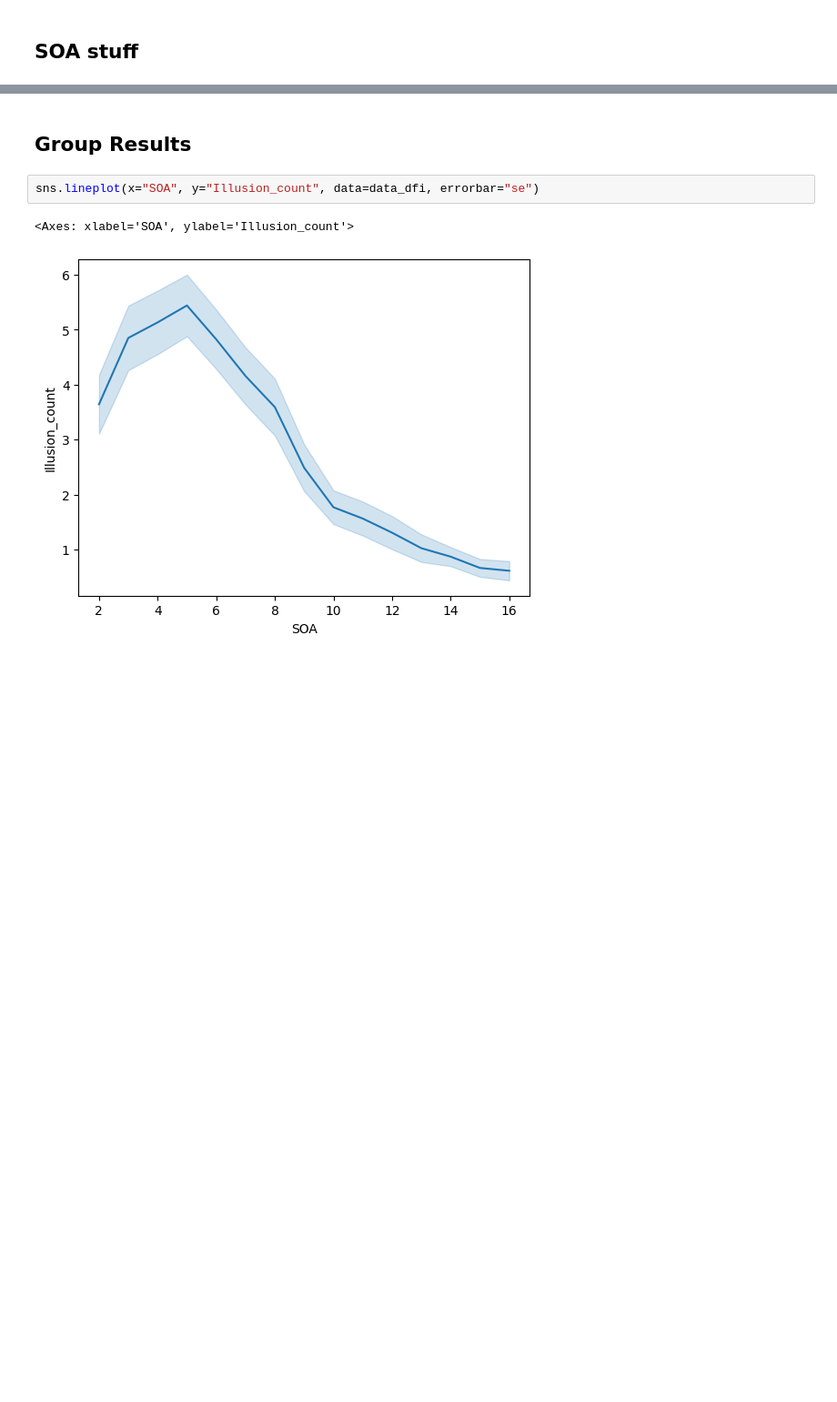
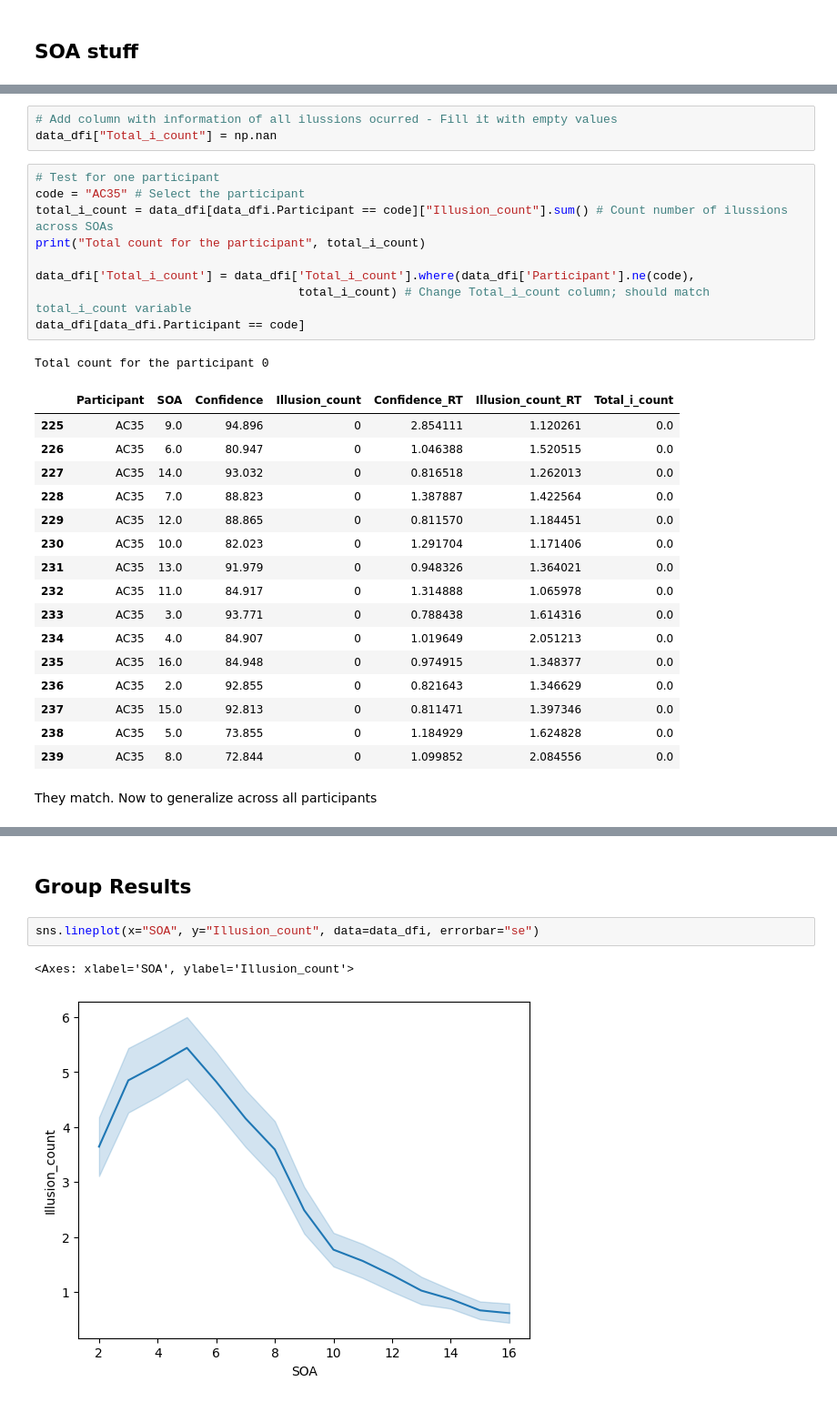
Before and after one commit to camila-maura/GIFTED-DFI, a Jupyter notebook: GIFTED_DFI_Data_Analysis.ipynb, the cells around one changed output, grey strips where cells are left out. Shown at 91% size. Drawn from its saved outputs; the diff is of its cells as text; blank space fills up the shorter version.

```diff
--- a/GIFTED_DFI_Data_Analysis.ipynb
+++ b/GIFTED_DFI_Data_Analysis.ipynb
@@ -234,0 +239,32 @@ data_demographic_autism.head()
+# %%
+# Add column with information of all ilussions ocurred - Fill it with empty values
+data_dfi["Total_i_count"] = np.nan
+# %%
+# Test for one participant
+code = "AC35" # Select the participant
+total_i_count = data_dfi[data_dfi.Participant == code]["Illusion_count"].sum() # Count number of ilussions across SOAs
+print("Total count for the participant", total_i_count)
+
+data_dfi['Total_i_count'] = data_dfi['Total_i_count'].where(data_dfi['Participant'].ne(code),
+                                     total_i_count) # Change Total_i_count column; should match total_i_count variable
+data_dfi[data_dfi.Participant == code]
+# %% [output]
+Total count for the participant 0
+|  | Participant | SOA | Confidence | Illusion_count | Confidence_RT | Illusion_count_RT | Total_i_count |
+| 225 | AC35 | 9.0 | 94.896 | 0 | 2.854111 | 1.120261 | 0.0 |
+| 226 | AC35 | 6.0 | 80.947 | 0 | 1.046388 | 1.520515 | 0.0 |
+| 227 | AC35 | 14.0 | 93.032 | 0 | 0.816518 | 1.262013 | 0.0 |
+| 228 | AC35 | 7.0 | 88.823 | 0 | 1.387887 | 1.422564 | 0.0 |
+| 229 | AC35 | 12.0 | 88.865 | 0 | 0.811570 | 1.184451 | 0.0 |
+| 230 | AC35 | 10.0 | 82.023 | 0 | 1.291704 | 1.171406 | 0.0 |
+| 231 | AC35 | 13.0 | 91.979 | 0 | 0.948326 | 1.364021 | 0.0 |
+| 232 | AC35 | 11.0 | 84.917 | 0 | 1.314888 | 1.065978 | 0.0 |
+| 233 | AC35 | 3.0 | 93.771 | 0 | 0.788438 | 1.614316 | 0.0 |
+| 234 | AC35 | 4.0 | 84.907 | 0 | 1.019649 | 2.051213 | 0.0 |
+| 235 | AC35 | 16.0 | 84.948 | 0 | 0.974915 | 1.348377 | 0.0 |
+| 236 | AC35 | 2.0 | 92.855 | 0 | 0.821643 | 1.346629 | 0.0 |
+| 237 | AC35 | 15.0 | 92.813 | 0 | 0.811471 | 1.397346 | 0.0 |
+| 238 | AC35 | 5.0 | 73.855 | 0 | 1.184929 | 1.624828 | 0.0 |
+| 239 | AC35 | 8.0 | 72.844 | 0 | 1.099852 | 2.084556 | 0.0 |
+# %% [markdown]
+They match. Now to generalize across all participants
```
Also changed, not shown: parts of 16 cells of this notebook, 1 other file.
